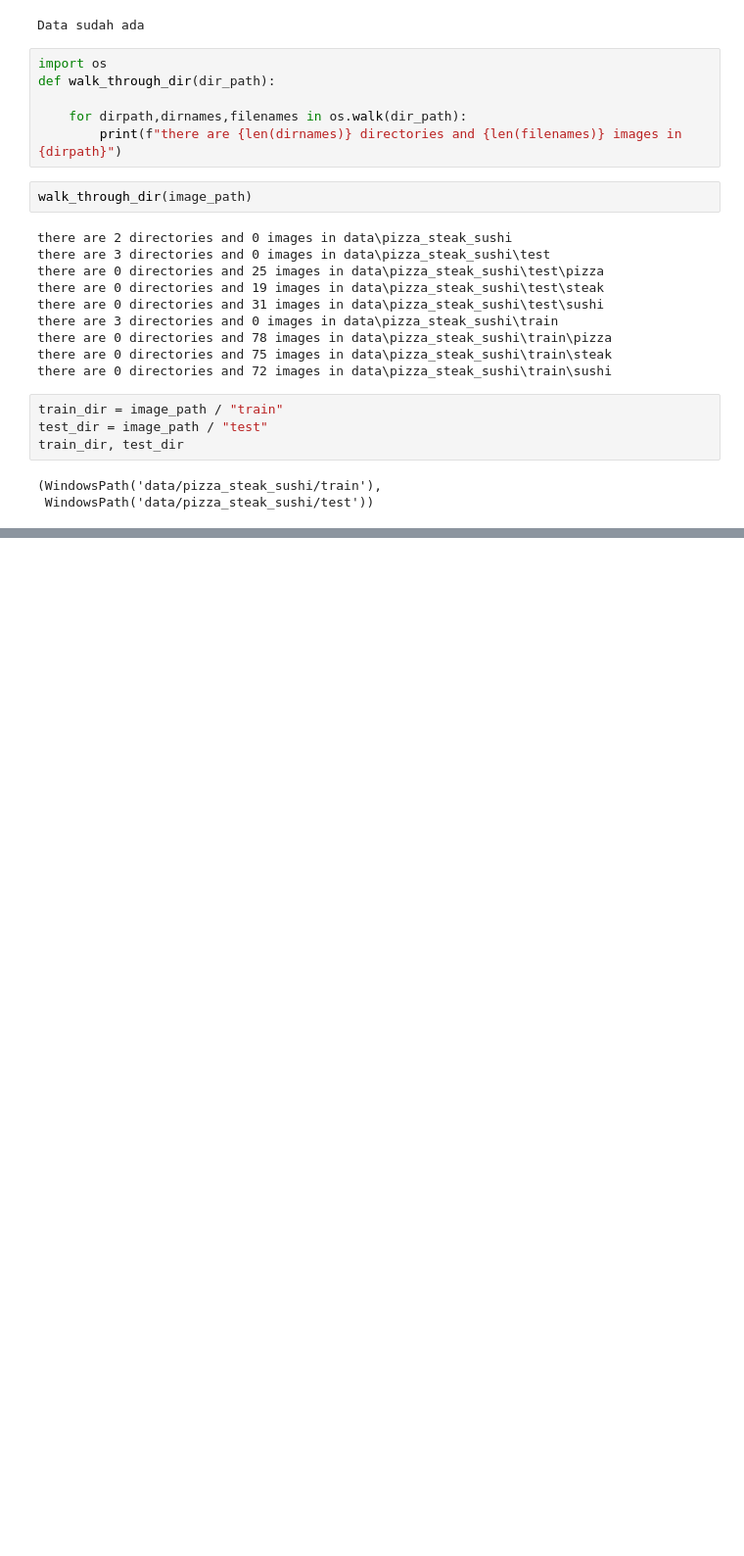
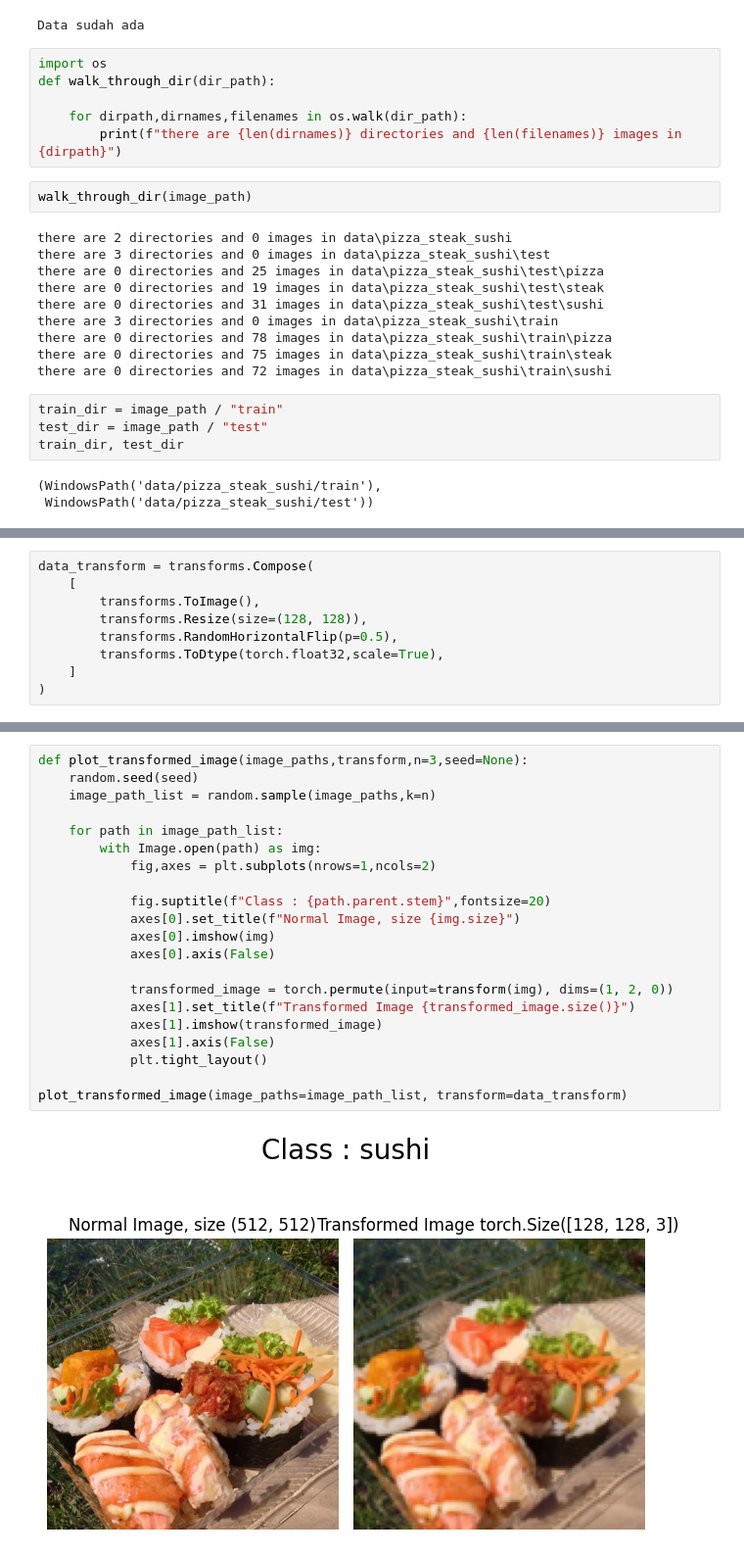
Before and after one commit to zildjianvitoo/pytorch-db, a Jupyter notebook: 04-custom-dataset/135-custom-data.ipynb, the cells around one changed output, grey strips where cells are left out. Shown at 98% size. Cells and saved outputs as stored; diff of their text form; blank space fills up the shorter version.

Commit message:
learn: 143 visualizing loaded image

```diff
--- a/04-custom-dataset/135-custom-data.ipynb
+++ b/04-custom-dataset/135-custom-data.ipynb
@@ -97,0 +104,9 @@ plt.axis(False)
+# %%
+data_transform = transforms.Compose(
+    [
+        transforms.ToImage(),
+        transforms.Resize(size=(128, 128)),
+        transforms.RandomHorizontalFlip(p=0.5),
+        transforms.ToDtype(torch.float32,scale=True),
+    ]
+)
@@ -97,0 +133,23 @@ plt.axis(False)
+# %%
+def plot_transformed_image(image_paths,transform,n=3,seed=None):
+    random.seed(seed)
+    image_path_list = random.sample(image_paths,k=n)
+
+    for path in image_path_list:
+        with Image.open(path) as img:
+            fig,axes = plt.subplots(nrows=1,ncols=2)
+
+            fig.suptitle(f"Class : {path.parent.stem}",fontsize=20)
+            axes[0].set_title(f"Normal Image, size {img.size}")
+            axes[0].imshow(img)
+            axes[0].axis(False)
+
+            transformed_image = torch.permute(input=transform(img), dims=(1, 2, 0))
+            axes[1].set_title(f"Transformed Image {transformed_image.size()}")
+            axes[1].imshow(transformed_image)
+            axes[1].axis(False)
+            plt.tight_layout()
+
+plot_transformed_image(image_paths=image_path_list, transform=data_transform)
+# %% [output]
+[figure, added]
```
Also changed, not shown: parts of 14 cells of this notebook.
